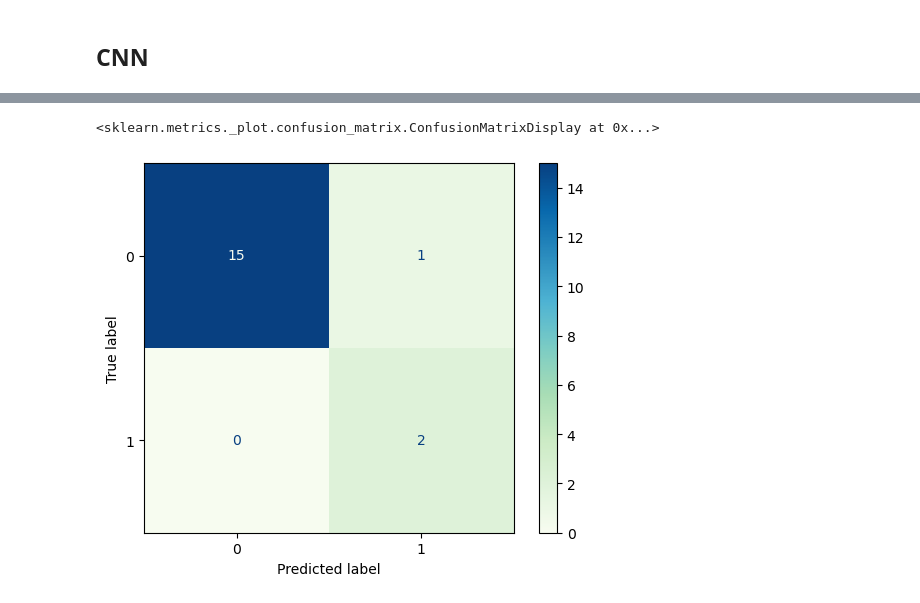
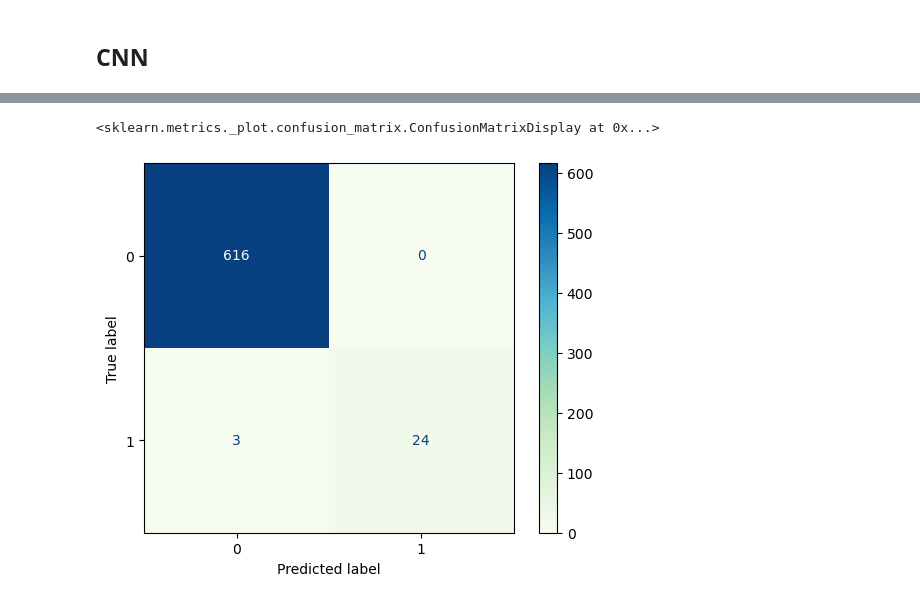
Before and after one commit to im-vne/Snakes-or-No-Snakes, a Jupyter notebook: data_exploration.ipynb, the cells around one changed output, grey strips where cells are left out. Saved outputs shown, nothing was run; the diff lists cells and outputs as text; code cells hidden in the pictures.

Commit message:
update cnn model with larger sample

```diff
--- a/data_exploration.ipynb
+++ b/data_exploration.ipynb
@@ -159,11 +178,14 @@ print(image_arr_resized.shape)
 # %%
 # reshape for cnn
-image_arr_reshaped = image_arr_resized.reshape([45, 461, 614, 1])
-label_arr_reshaped = label_arr.reshape([45, 1])
+image_arr_reshaped = image_arr_resized.reshape([image_arr_resized.shape[0], image_arr_resized.shape[1], image_arr_resized.shape[2], 1])
+label_arr_reshaped = label_arr.reshape([image_arr_resized.shape[0], 1])
 # %%
-# split data
+# split data: train is 1-test_size and val, test are equal in size
 x_train, x_test, y_train, y_test = train_test_split(
-    image_arr_reshaped, label_arr_reshaped, test_size = 0.4, random_state = 27)
+    image_arr_reshaped, label_arr_reshaped, test_size = 0.4, stratify = label_arr_reshaped, shuffle = True, random_state = 27)
+
+x_val, x_test, y_val, y_test = train_test_split(
+    x_test, y_test, test_size = 0.75, stratify = y_test, shuffle = True, random_state = 27)
 # %%
 # create model (stock from keras documentation for now)
 def build_model():
@@ -187,10 +209,13 @@ def build_model():
     return model
 # %%
 # build the model
-cnn_model = build_model()
+# cnn_model = build_model()
+
+# or load saved
+cnn_model = tf.keras.models.load_model("../Snakes-or-No-Snakes/cnn_v2/")
 # %%
 # train the model
 cnn_fit = cnn_model.fit(x_train, y_train, epochs=7,
-                        validation_data=(x_test, y_test))
+                        validation_data=(x_val, y_val))
 # %% [output]
 Epoch 1/7
@@ -214,9 +241,9 @@ print(predictions_cnn.shape)
 # %%
 # plot confusion matrix
-metrics.ConfusionMatrixDisplay.from_predictions(predictions_cnn, y_test, cmap = "GnBu")
+metrics.ConfusionMatrixDisplay.from_predictions(y_test, predictions_cnn, cmap = "GnBu")
 # %% [output]
 <sklearn.metrics._plot.confusion_matrix.ConfusionMatrixDisplay at 0x...>
-[figure, old version]
+[figure, new version]
 # %%
 ### model evaluation metrics
 
```
Also changed, not shown: parts of 17 cells of this notebook, 1 other file.
